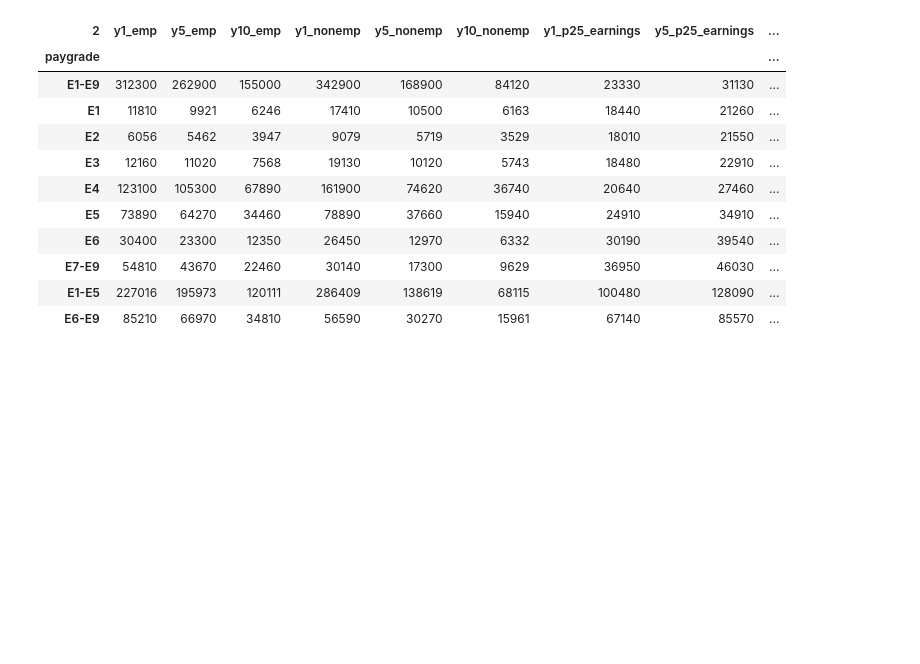
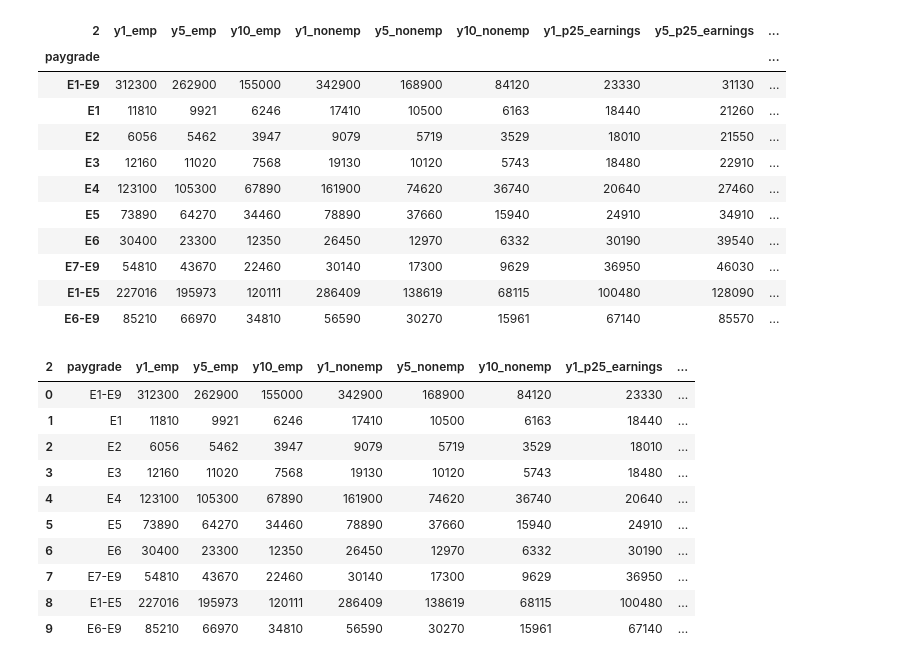
Before and after one commit to BenHallinan/veteran_employment_outcomes, a Jupyter notebook: notebooks/veo_by_paygrade.ipynb, the cells around one changed output. Cells and saved outputs as stored; diff of their text form; code cells hidden in the pictures; blank space fills up the shorter version.

```diff
--- a/notebooks/veo_by_paygrade.ipynb
+++ b/notebooks/veo_by_paygrade.ipynb
@@ -87,3 +72,19 @@ veteran_paygrade_bins
 | E7-E9 | 54810 | 43670 | 22460 | 30140 | 17300 | 9629 | 36950 | 46030 | ... |
 | E1-E5 | 227016 | 195973 | 120111 | 286409 | 138619 | 68115 | 100480 | 128090 | ... |
 | E6-E9 | 85210 | 66970 | 34810 | 56590 | 30270 | 15961 | 67140 | 85570 | ... |
+# %%
+reset_bins = veteran_paygrade_bins.reset_index()
+# veteran_paygrade_bins.loc['E1-E5']
+reset_bins
+# %% [output]
+| 2 | paygrade | y1_emp | y5_emp | y10_emp | y1_nonemp | y5_nonemp | y10_nonemp | y1_p25_earnings | ... |
+| 0 | E1-E9 | 312300 | 262900 | 155000 | 342900 | 168900 | 84120 | 23330 | ... |
+| 1 | E1 | 11810 | 9921 | 6246 | 17410 | 10500 | 6163 | 18440 | ... |
+| 2 | E2 | 6056 | 5462 | 3947 | 9079 | 5719 | 3529 | 18010 | ... |
+| 3 | E3 | 12160 | 11020 | 7568 | 19130 | 10120 | 5743 | 18480 | ... |
+| 4 | E4 | 123100 | 105300 | 67890 | 161900 | 74620 | 36740 | 20640 | ... |
+| 5 | E5 | 73890 | 64270 | 34460 | 78890 | 37660 | 15940 | 24910 | ... |
+| 6 | E6 | 30400 | 23300 | 12350 | 26450 | 12970 | 6332 | 30190 | ... |
+| 7 | E7-E9 | 54810 | 43670 | 22460 | 30140 | 17300 | 9629 | 36950 | ... |
+| 8 | E1-E5 | 227016 | 195973 | 120111 | 286409 | 138619 | 68115 | 100480 | ... |
+| 9 | E6-E9 | 85210 | 66970 | 34810 | 56590 | 30270 | 15961 | 67140 | ... |
```
Also changed, not shown: parts of 8 cells of this notebook, 9 other files.
